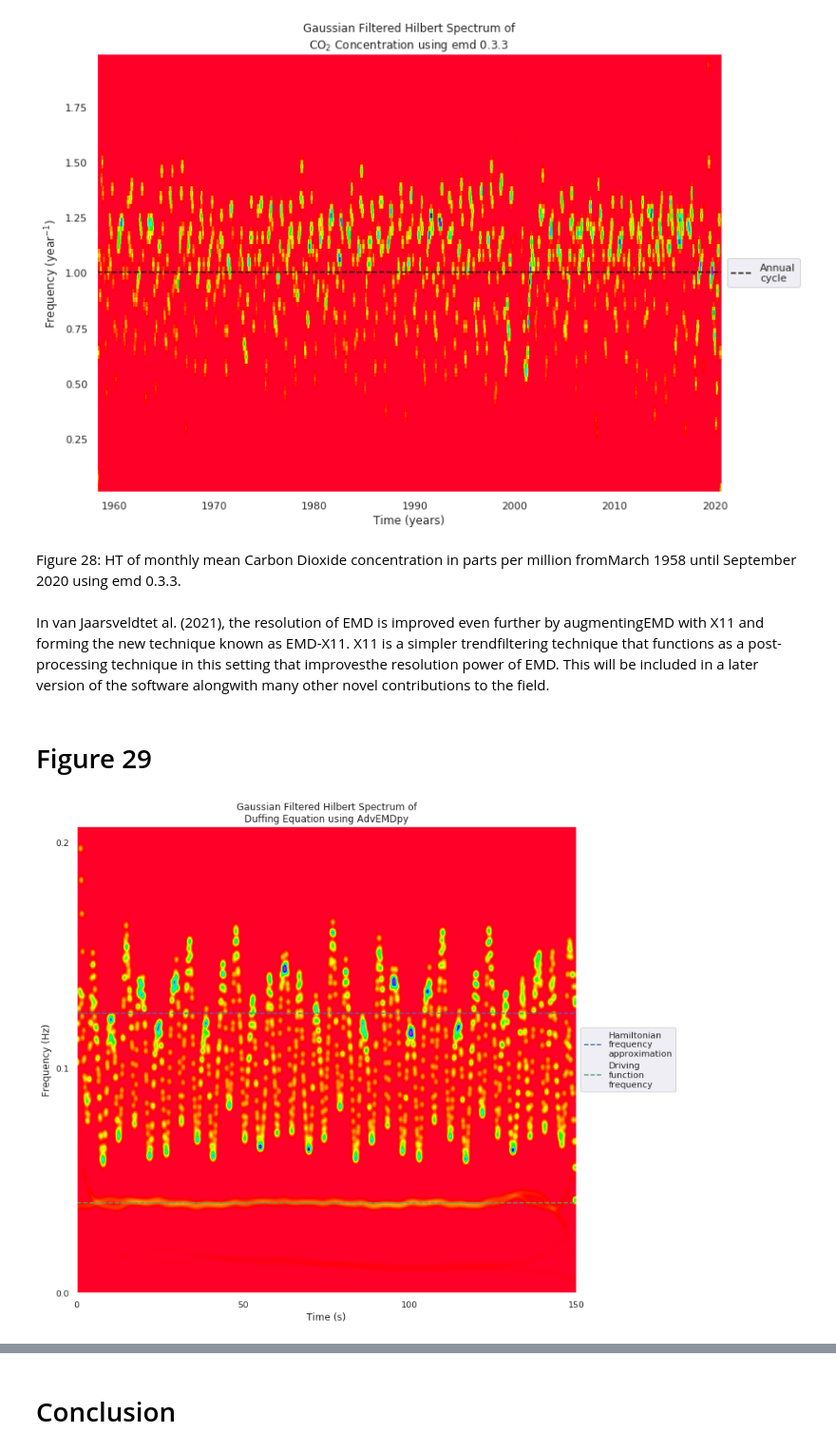
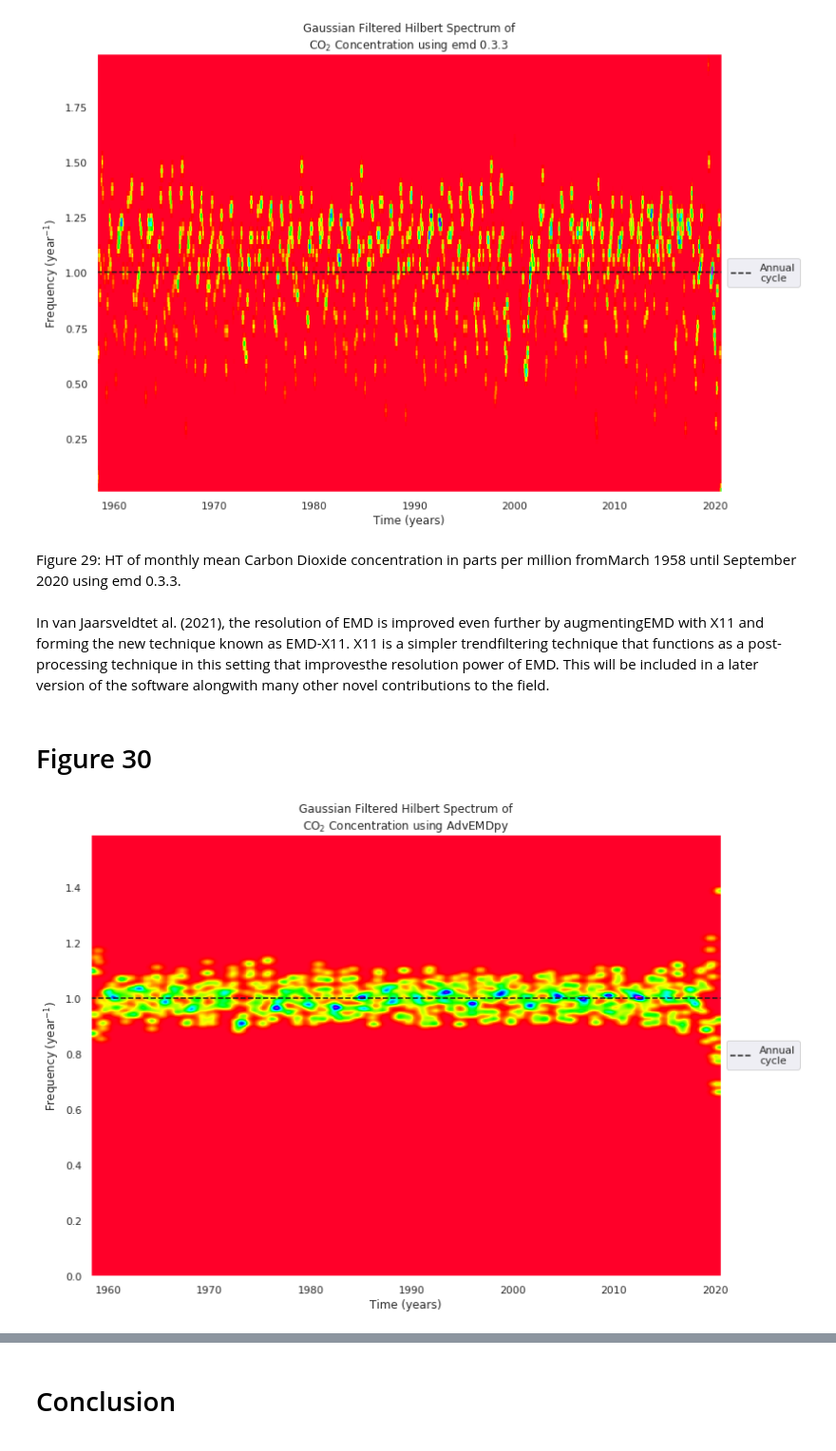
Before and after one commit to Cole-vJ/AdvEMDpy, a Jupyter notebook: Notebooks/AdvEMDpy_paper_notebook.ipynb, the cells around one changed output, grey strips where cells are left out. Shown at 95% size. Cells and saved outputs as stored; diff of their text form; code cells hidden in the pictures.

```diff
--- a/Notebooks/AdvEMDpy_paper_notebook.ipynb
+++ b/Notebooks/AdvEMDpy_paper_notebook.ipynb
@@ -2877,5 +2903,5 @@ One would benefit from an example applied to real-world data. The following well
 # %%
-CO2_data = pd.read_csv('../Data/co2_mm_mlo.csv', header=51)
+CO2_data = pd.read_csv('../Carbon Data/co2_mm_mlo.csv', header=51)
 
 plt.plot(CO2_data['month'], CO2_data['decimal date'])
 plt.title(textwrap.fill('Mean Monthly Concentration of Carbon Dioxide in the Atmosphere', 35))
@@ -2907,6 +2933,6 @@ and plotting the resulting outputs, one will arrive at Figure 26.  The number of
 # %%
 knots = np.linspace(time[0], time[-1], 200)
-emd_example = AdvEMDpy.EMD(time=time, time_series=signal)
+emd_example = EMD(time=time, time_series=signal)
 imfs, hts, ifs, _, _, _, _ = emd_example.empirical_mode_decomposition(knots=knots, knot_time=time, verbose=False)
 
 fig, axs = plt.subplots(2, 2)
@@ -3047,32 +3073,33 @@ plt.show()
 # %% [output]
 [figure]
 # %% [markdown]
-Figure 28: HT of monthly mean Carbon Dioxide concentration in parts per million fromMarch 1958 until September 2020 using emd 0.3.3.
+Figure 29: HT of monthly mean Carbon Dioxide concentration in parts per million fromMarch 1958 until September 2020 using emd 0.3.3.
 # %% [markdown]
 In van Jaarsveldtet al. (2021), the resolution of EMD is improved even further by augmentingEMD with X11 and forming the new technique known as EMD-X11. X11 is a simpler trendfiltering technique that functions as a post-processing technique in this setting that improvesthe resolution power of EMD. This will be included in a later version of the software alongwith many other novel contributions to the field.
 # %% [markdown]
-# Figure 29
+# Figure 30
 # %%
-hs_ouputs = hilbert_spectrum(t, emd_duff, emd_ht_duff, emd_if_duff, max_frequency=1.3, plot=False)
+hs_ouputs = hilbert_spectrum(time, imfs, hts, ifs, max_frequency=10, which_imfs=[1], plot=False)
 
-ax = plt.subplot(111)
-plt.title(textwrap.fill('Gaussian Filtered Hilbert Spectrum of Duffing Equation using AdvEMDpy', 40))
 x_hs, y, z = hs_ouputs
 y = y / (2 * np.pi)
+
 z_min, z_max = 0, np.abs(z).max()
+fig, ax = plt.subplots()
+figure_size = plt.gcf().get_size_inches()
+factor = 0.8
+plt.gcf().set_size_inches((figure_size[0], factor * figure_size[1]))
 ax.pcolormesh(x_hs, y, np.abs(z), cmap='gist_rainbow', vmin=z_min, vmax=z_max)
-plt.plot(t[:-1], 0.124 * np.ones_like(t[:-1]), '--', label=textwrap.fill('Hamiltonian frequency approximation', 15))
-plt.plot(t[:-1], 0.04 * np.ones_like(t[:-1]), 'g--', label=textwrap.fill('Driving function frequency', 15))
-plt.xticks([0, 50, 100, 150])
-plt.yticks([0, 0.1, 0.2])
-plt.ylabel('Frequency (Hz)')
-plt.xlabel('Time (s)')
+ax.set_title(textwrap.fill(r'Gaussian Filtered Hilbert Spectrum of CO$_{2}$ Concentration using AdvEMDpy', 40))
+plt.ylabel('Frequency (year$^{-1}$)')
+plt.xlabel('Time (years)')
+plt.plot(x_hs[0, :], np.ones_like(x_hs[0, :]), 'k--', label=textwrap.fill('Annual cycle', 10))
+ax.axis([x_hs.min(), x_hs.max(), y.min(), y.max()])
 
 box_0 = ax.get_position()
-ax.set_position([box_0.x0, box_0.y0 + 0.05, box_0.width * 0.75, box_0.height * 0.9])
+ax.set_position([box_0.x0 + 0.0125, box_0.y0 + 0.075, box_0.width * 0.8, box_0.height * 0.9])
 ax.legend(loc='center left', bbox_to_anchor=(1, 0.5))
-plt.rcParams['figure.figsize'] = [15, 12]
 plt.show()
 # %% [output]
-[figure, old version]
+[figure, new version]
 # %% [markdown]
```
Also changed, not shown: parts of 32 cells of this notebook, 14 other files.
